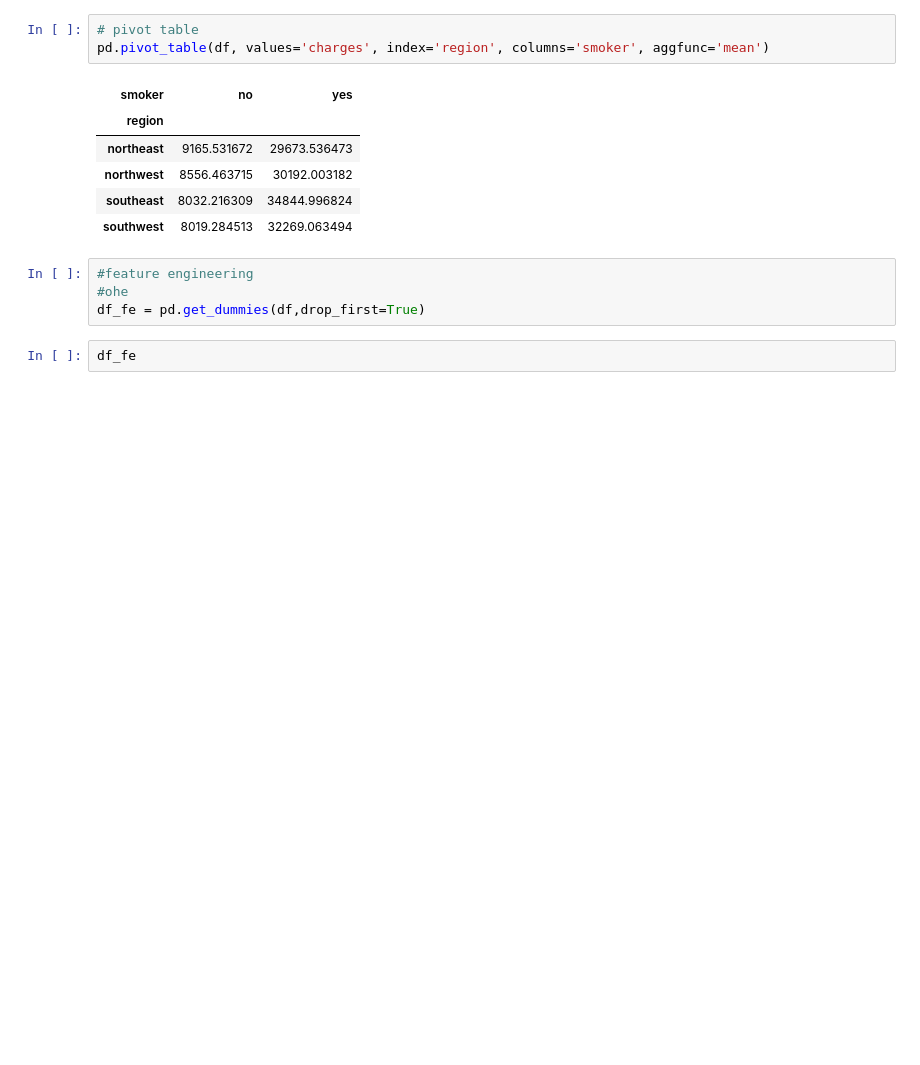
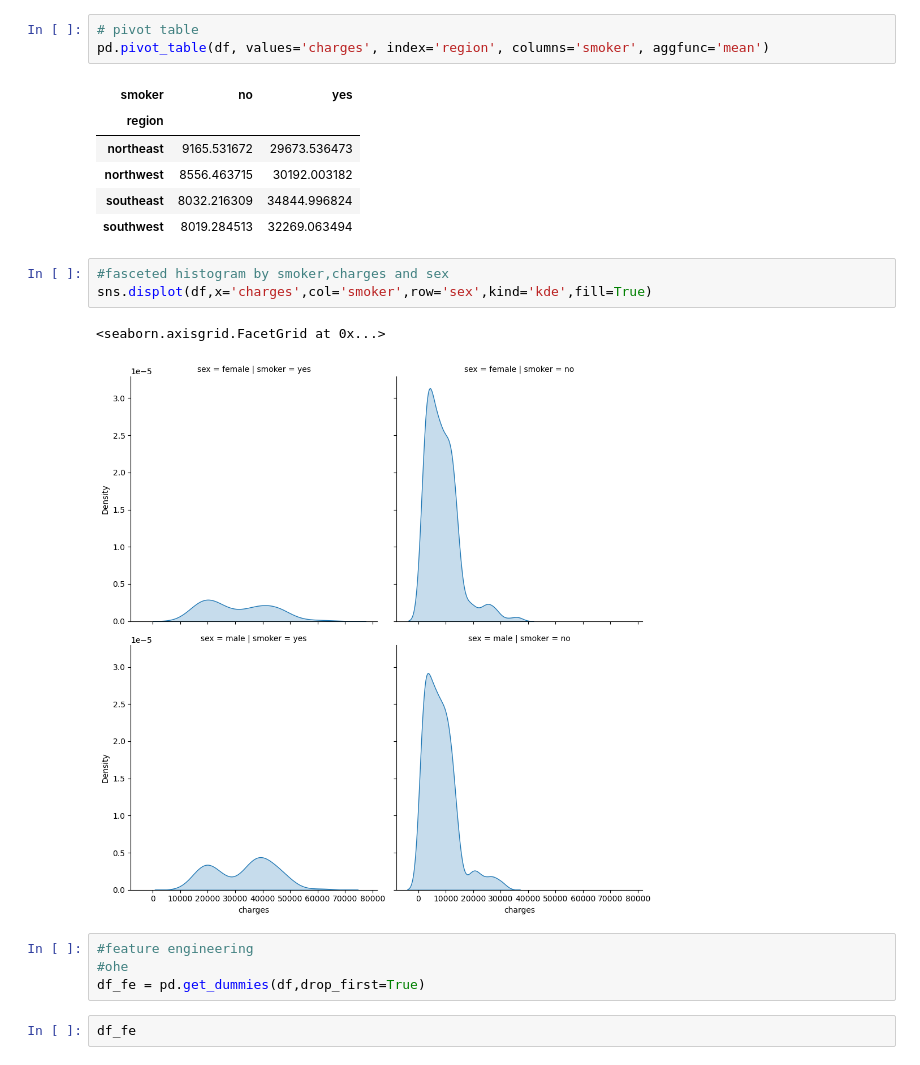
Before and after one commit to supremkc05/Medical-Insurance-Charges-predictor, a Jupyter notebook: medical-insurance-cost.ipynb, the cells around one changed output. Drawn from its saved outputs; the diff is of its cells as text; blank space fills up the shorter version.

```diff
--- a/medical-insurance-cost.ipynb
+++ b/medical-insurance-cost.ipynb
@@ -112,6 +112,12 @@ pd.pivot_table(df, values='charges', index='region', columns='smoker', aggfunc='
 | northwest | 8556.463715 | 30192.003182 |
 | southeast | 8032.216309 | 34844.996824 |
 | southwest | 8019.284513 | 32269.063494 |
+# %%
+#fasceted histogram by smoker,charges and sex
+sns.displot(df,x='charges',col='smoker',row='sex',kind='kde',fill=True)
+# %% [output]
+<seaborn.axisgrid.FacetGrid at 0x...>
+[figure, added]
 # %%
 #feature engineering
 #ohe
```
